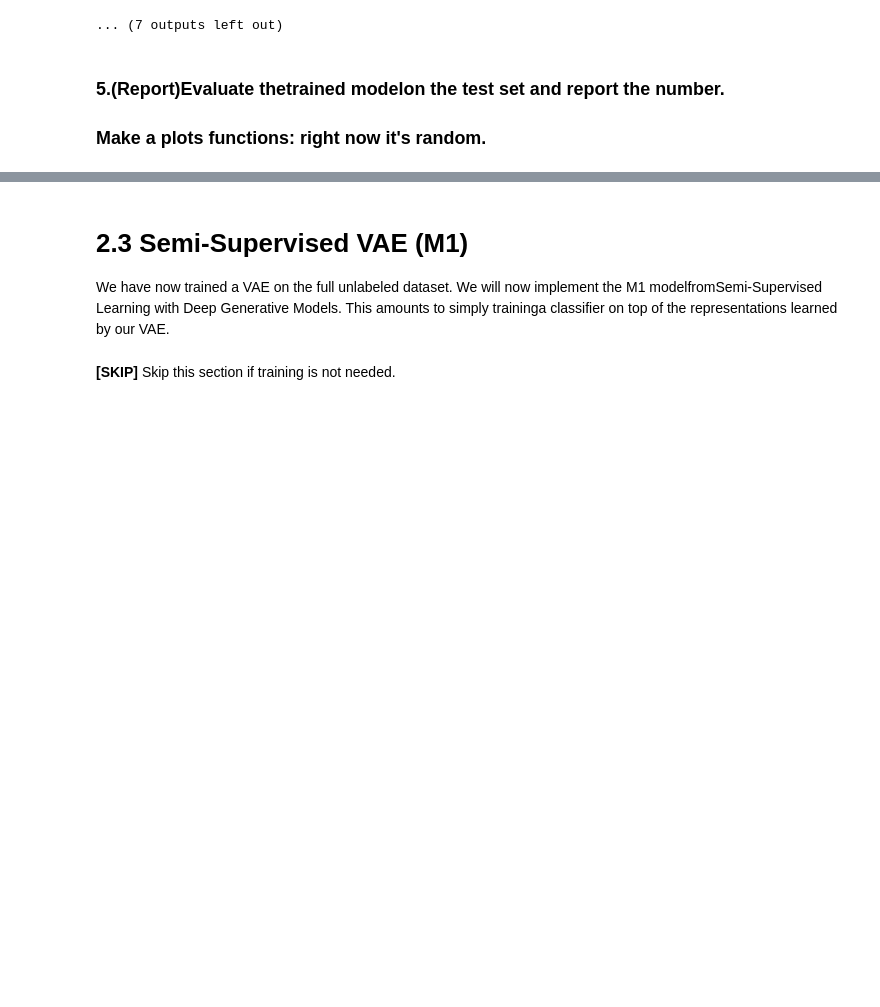
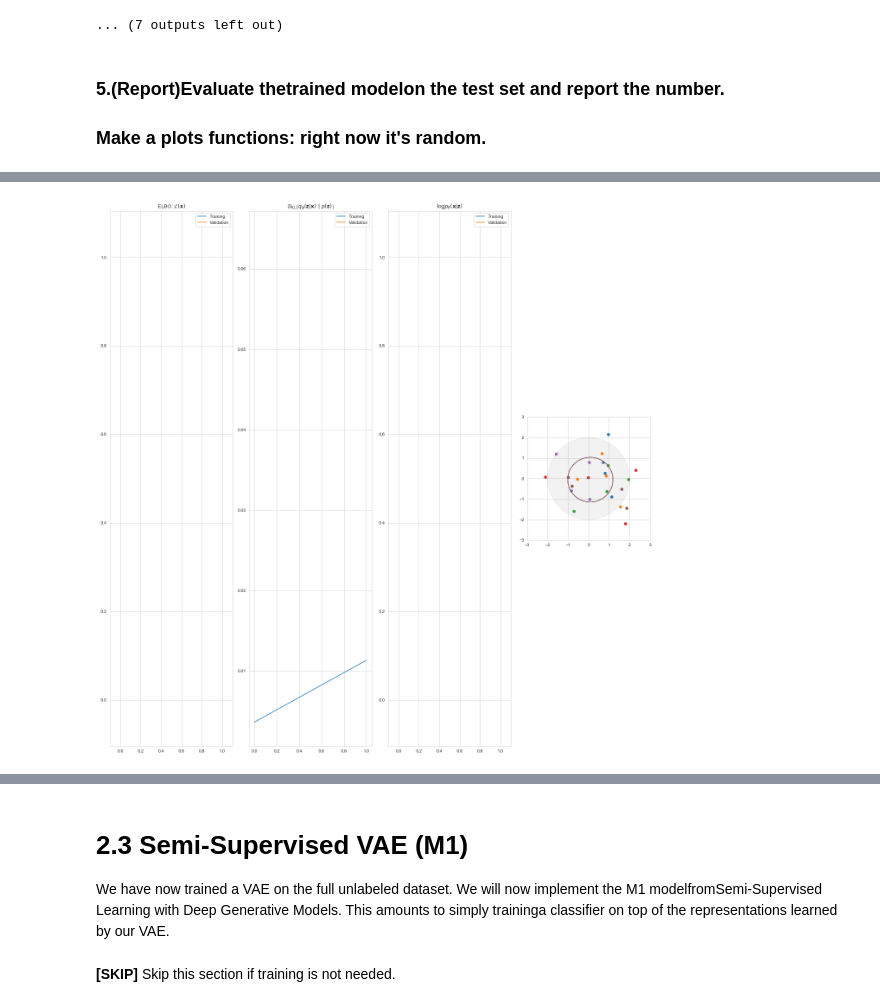
Before and after one commit to Blankuca/DeepLearning-VAE, a Jupyter notebook: Main_EEG.ipynb, the cells around one changed output, grey strips where cells are left out. Cells and saved outputs as stored; diff of their text form; code cells hidden in the pictures; blank space fills up the shorter version.

```diff
--- a/Main_EEG.ipynb
+++ b/Main_EEG.ipynb
@@ -560,4 +602,0 @@ MNEPlotter.plot_AC(training_data, validation_data)
-# %%
-fig, axes = plt.subplots(1, figsize=(10, 10), squeeze=False)
-
-MNEPlotter.plot_2d_latents(axes[0,0], outputs, y)
@@ -565,0 +630,95 @@ MNEPlotter.plot_2d_latents(axes[0,0], outputs, y)
+# %%
+def plot_grid(ax, vae):
+    print("plot grid")
+    device = next(iter(vae.parameters())).device
+    nrow = 10
+    xv, yv = torch.meshgrid([torch.linspace(-3, 3, 10), torch.linspace(-3, 3, 10)])
+    zs = torch.cat([xv[:, :, None], yv[:, :, None]], -1)
+    zs = zs.to(device)
+    px = vae.observation_model(zs.view(nrow * nrow, 2))
+    x = px.sample()
+    x = x.to('cpu')
+    x_grid = make_grid(x.view(-1, 1, 19, 250), nrow=nrow).permute(1, 2, 0)
+    ax.imshow(x_grid)
+    ax.axis('off')
+# %%
+def make_vae_plots(vae, x, y, outputs, training_data, validation_data, tmp_img="tmp_vae_out.png", figsize=(18, 18)):
+    fig, axes = plt.subplots(1, 4, figsize=figsize, squeeze=False)
+
+    # plot the observation
+   #axes[0, 0].set_title(r'Observation $\mathbf{x}$')
+   #plot_samples(axes[0, 0], x)
+    print(x.shape)
+    # plot the latent samples
+    try:
+        z = outputs['z']
+        if z.shape[1] == 2:
+            axes[0, 1].set_title(r'Latent Samples $\mathbf{z} \sim q_\phi(\mathbf{z} | \mathbf{x})$')
+            qz = outputs['qz']
+            plot_2d_latents(axes[0, 3], qz, z, y)
+        else:
+            axes[0, 1].set_title(r'Latent Samples $\mathbf{z} \sim q_\phi(\mathbf{z} | \mathbf{x})$ (t-SNE)')
+            plot_latents(axes[0, 3], z, y)
+    except Exception as e:
+        print(f"Could not generate the plot of the latent sanples because of exception")
+        print(e)
+
+    # plot posterior samples
+    axes[0, 2].set_title(
+        r'Reconstruction $\mathbf{x} \sim p_\theta(\mathbf{x} | \mathbf{z}), \mathbf{z} \sim q_\phi(\mathbf{z} | \mathbf{x})$')
+    px = outputs['px']
+    x_sample = px.sample().to('cpu')
+    #plot_samples(axes[0, 2], x_sample)
+
+    # plot ELBO
+    ax = axes[0, 0]
+    ax.set_title(r'ELBO: $\mathcal{L} ( \mathbf{x} )$')
+    ax.plot(training_data['elbo'], label='Training')
+    ax.plot(validation_data['elbo'], label='Validation')
+    ax.legend()
+
+    # plot KL
+    ax = axes[0, 1]
+    ax.set_title(r'$\mathcal{D}_{\operatorname{KL}}\left(q_\phi(\mathbf{z}|\mathbf{x})\ |\ p(\mathbf{z})\right)$')
+    ax.plot(training_data['kl'], label='Training')
+    ax.plot(validation_data['kl'], label='Validation')
+    ax.legend()
+
+    # plot NLL
+    ax = axes[0, 2]
+    ax.set_title(r'$\log p_\theta(\mathbf{x} | \mathbf{z})$')
+    ax.plot(training_data['log_px'], label='Training')
+    ax.plot(validation_data['log_px'], label='Validation')
+    ax.legend()
+
+    # plot prior samples
+    #axes[2, 0].set_title(r'Samples $\mathbf{x} \sim p_\theta(\mathbf{x} | \mathbf{z}), \mathbf{z} \sim p(\mathbf{z})$')
+    #px = vae.sample_from_prior(batch_size=x.size(0))['px']
+    #x_samples = px.sample()
+    #plot_samples(axes[2, 0], x_samples)
+
+    # plot interpolations samples
+    #axes[2, 1].set_title(
+        #'Latent Interpolations: $\mathbf{x} \sim p_\theta(\mathbf{x} | t \cdot \mathbf{z}_1 + (1-t) \cdot \mathbf{z}_2), \mathbf{z}_1, \mathbf{z}_2 \sim p(\mathbf{z}), t=0 \dots 1$')
+    #plot_interpolations(axes[2, 1], vae)
+
+    # plot samples (sampling from a grid instead of the prior)
+    """
+    if vae.latent_features == 2:
+        axes[2, 2].set_title(
+            r'Samples: $\mathbf{x} \sim p_\theta(\mathbf{x} | \mathbf{z}), \mathbf{z} \sim \operatorname{grid}(-3:3, -3:3)$')
+        px = vae.sample_from_prior(batch_size=x.size(0))['px']
+        x_samples = px.sample()
+        plot_grid(axes[2, 2], vae)
+    """
+    # display
+    plt.tight_layout()
+    plt.savefig(tmp_img)
+    plt.close(fig)
+    display(Image(filename=tmp_img))
+    clear_output(wait=True)
+
+    os.remove(tmp_img)
+
+make_vae_plots(vae, x, y, outputs, training_data, validation_data, tmp_img="tmp_vae_out.png", figsize=(18, 18))
+# %% [output]
@@ -565,0 +728 @@ MNEPlotter.plot_2d_latents(axes[0,0], outputs, y)
+[figure, added]
```
Also changed, not shown: parts of 43 cells of this notebook.
